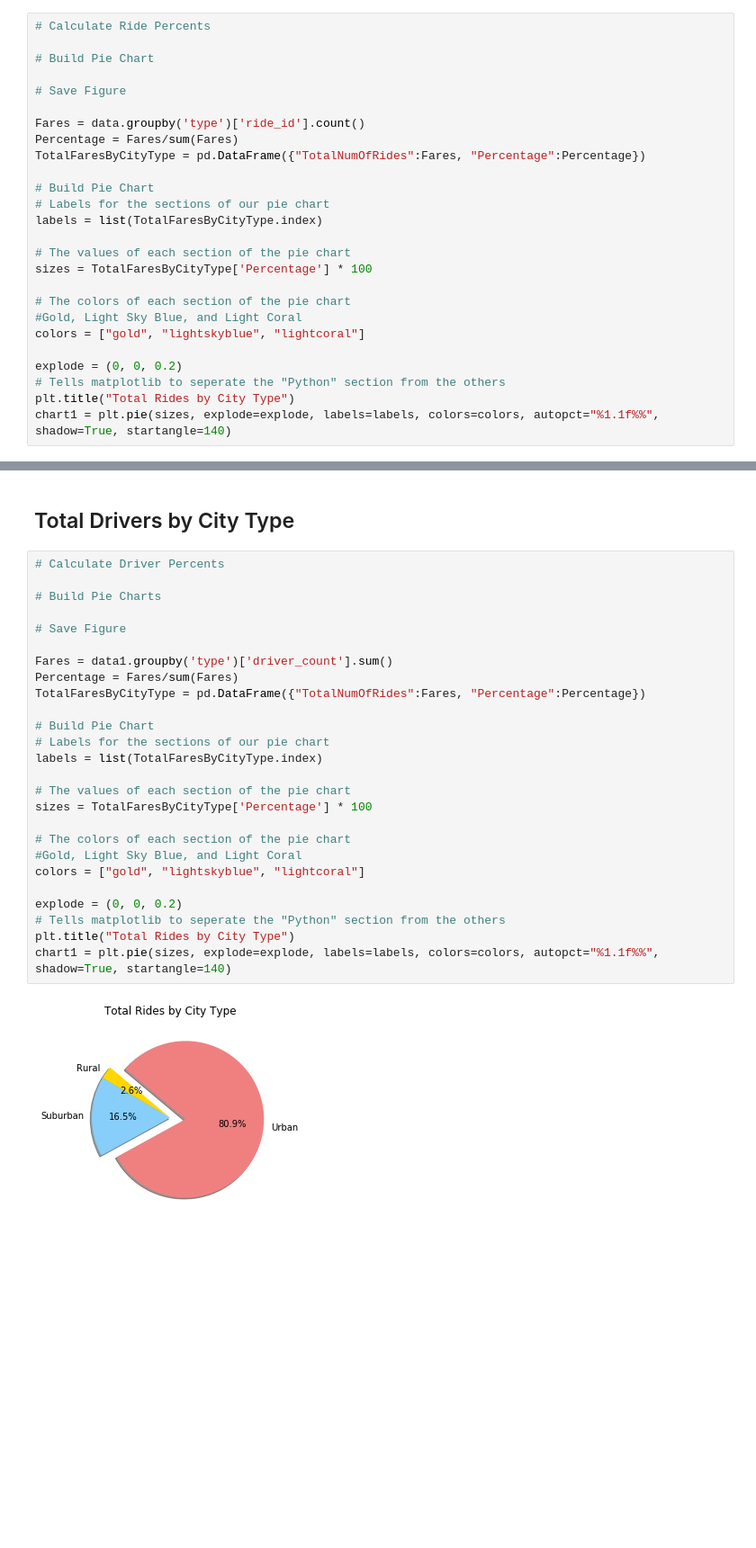
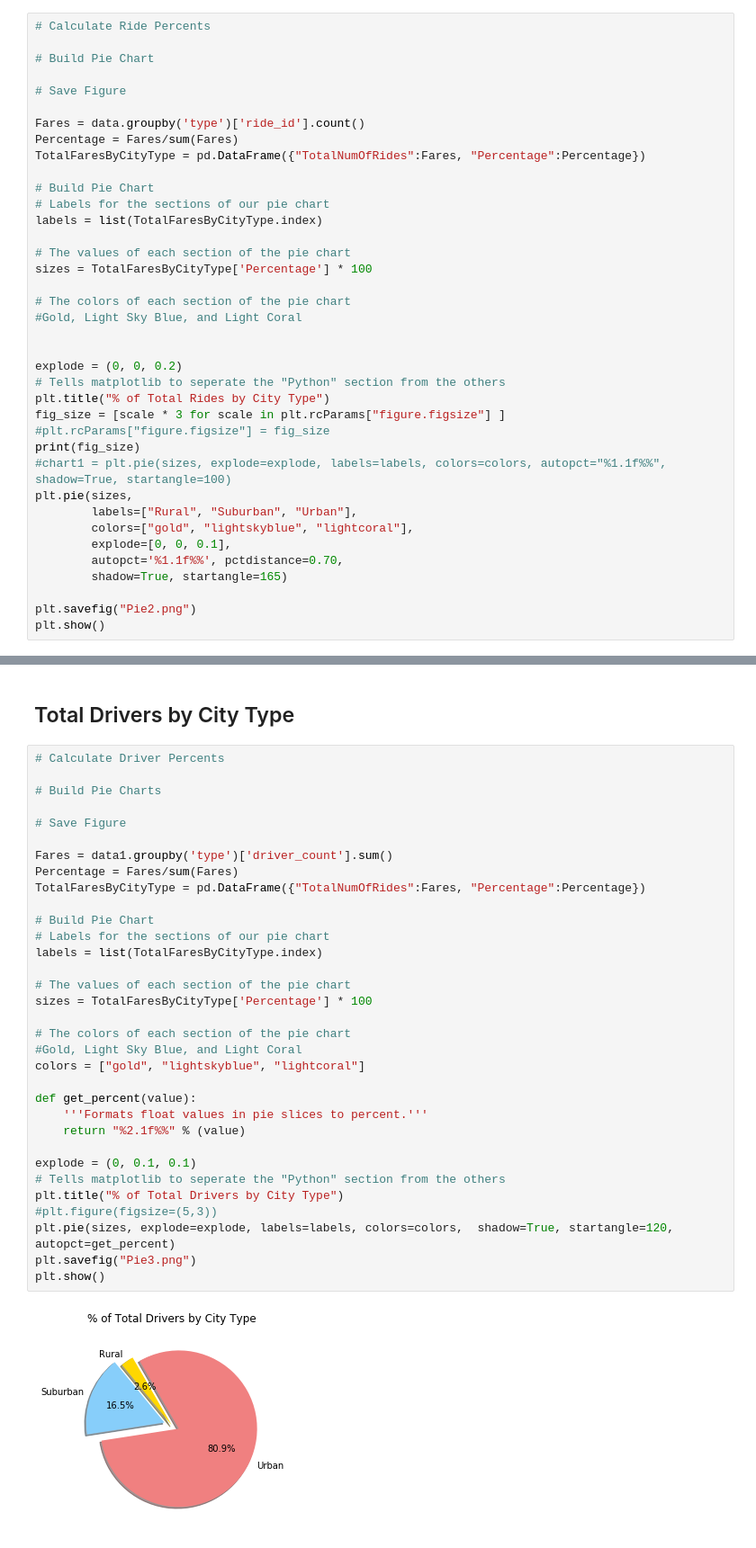
Before and after one commit to tonenguyen/DataAnalytics, a Jupyter notebook: HW5/Pyber/pyber_starter.ipynb, the cells around one changed output, grey strips where cells are left out. Shown: that part at 90% size. Cells and saved outputs as stored; diff of their text form; blank space fills up the shorter version.

```diff
--- a/HW5/Pyber/pyber_starter.ipynb
+++ b/HW5/Pyber/pyber_starter.ipynb
@@ -151,10 +124,22 @@ sizes = TotalFaresByCityType['Percentage'] * 100
 
 # The colors of each section of the pie chart
 #Gold, Light Sky Blue, and Light Coral
-colors = ["gold", "lightskyblue", "lightcoral"]
+
 
 explode = (0, 0, 0.2)
 # Tells matplotlib to seperate the "Python" section from the others
-plt.title("Total Rides by City Type")
-chart1 = plt.pie(sizes, explode=explode, labels=labels, colors=colors, autopct="%1.1f%%", shadow=True, startangle=140)
+plt.title("% of Total Rides by City Type")
+fig_size = [scale * 3 for scale in plt.rcParams["figure.figsize"] ]
+#plt.rcParams["figure.figsize"] = fig_size
+print(fig_size)
+#chart1 = plt.pie(sizes, explode=explode, labels=labels, colors=colors, autopct="%1.1f%%", shadow=True, startangle=100)
+plt.pie(sizes,
+        labels=["Rural", "Suburban", "Urban"],
+        colors=["gold", "lightskyblue", "lightcoral"],
+        explode=[0, 0, 0.1],
+        autopct='%1.1f%%', pctdistance=0.70,
+        shadow=True, startangle=165)
+
+plt.savefig("Pie2.png")
+plt.show()
 # %% [output]
@@ -169,28 +150,35 @@ plt.show()
 # %%
 # Calculate Driver Percents
 
 # Build Pie Charts
 
 # Save Figure
 
 Fares = data1.groupby('type')['driver_count'].sum()
 Percentage = Fares/sum(Fares)
 TotalFaresByCityType = pd.DataFrame({"TotalNumOfRides":Fares, "Percentage":Percentage})
 
 # Build Pie Chart
 # Labels for the sections of our pie chart
 labels = list(TotalFaresByCityType.index)
 
 # The values of each section of the pie chart
 sizes = TotalFaresByCityType['Percentage'] * 100
 
 # The colors of each section of the pie chart
 #Gold, Light Sky Blue, and Light Coral
 colors = ["gold", "lightskyblue", "lightcoral"]
 
-explode = (0, 0, 0.2)
+def get_percent(value):
+    '''Formats float values in pie slices to percent.'''
+    return "%2.1f%%" % (value)
+
+explode = (0, 0.1, 0.1)
 # Tells matplotlib to seperate the "Python" section from the others
-plt.title("Total Rides by City Type")
-chart1 = plt.pie(sizes, explode=explode, labels=labels, colors=colors, autopct="%1.1f%%", shadow=True, startangle=140)
+plt.title("% of Total Drivers by City Type")
+#plt.figure(figsize=(5,3))
+plt.pie(sizes, explode=explode, labels=labels, colors=colors,  shadow=True, startangle=120, autopct=get_percent)
+plt.savefig("Pie3.png")
+plt.show()
 # %% [output]
-[figure, old version]
+[figure, new version]
```
Also changed, not shown: parts of 6 cells of this notebook, 4 other files.
